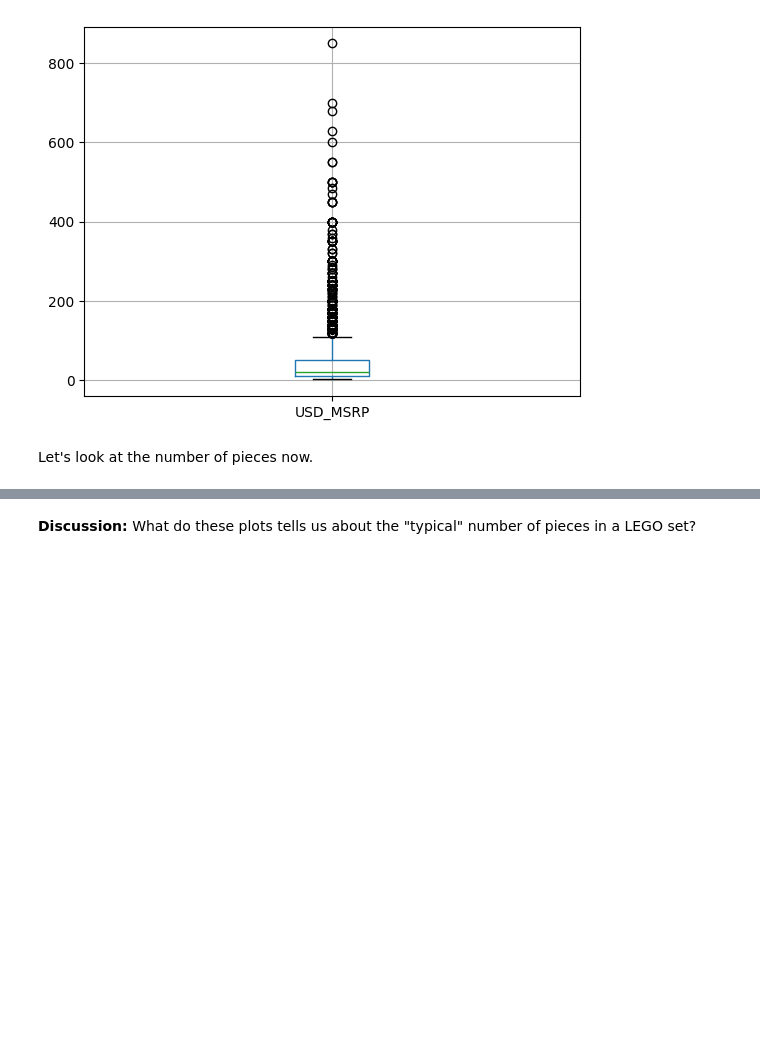
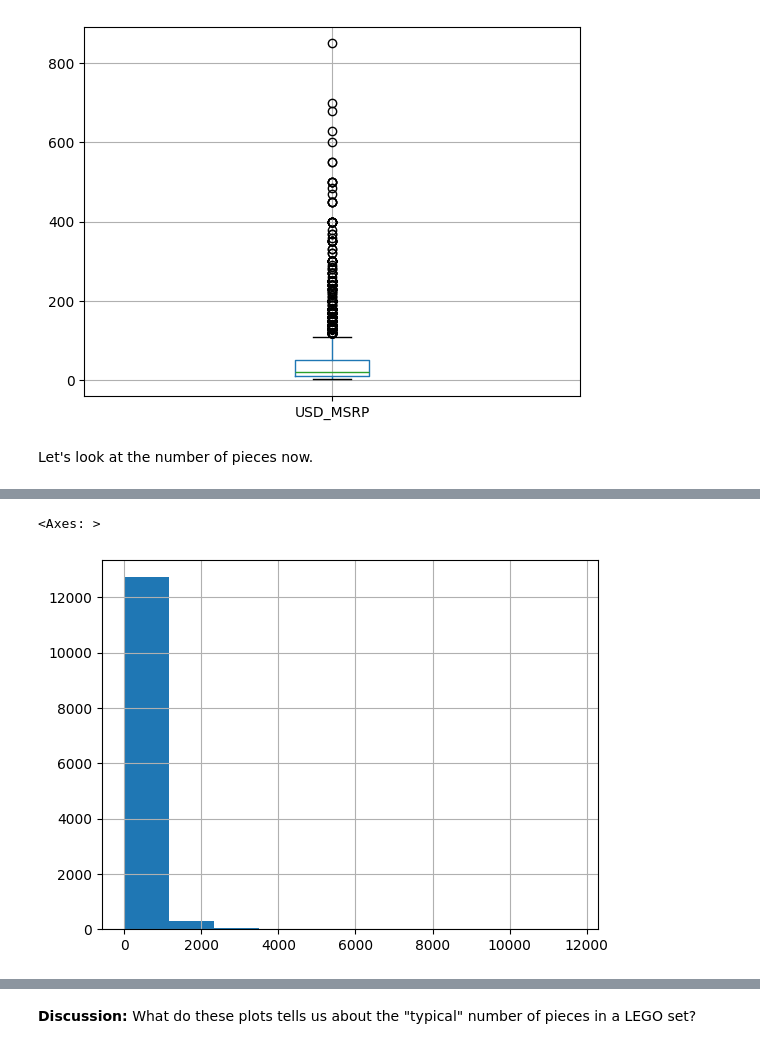
Before and after one commit to milena-seismo/DSB-Unit-02, a Jupyter notebook: 02 - Exploring and Joining/02-distributions.ipynb, the cells around one changed output, grey strips where cells are left out. Cells and saved outputs as stored; diff of their text form; code cells hidden in the pictures; blank space fills up the shorter version.

```diff
--- a/02 - Exploring and Joining/02-distributions.ipynb
+++ b/02 - Exploring and Joining/02-distributions.ipynb
@@ -119,0 +138,5 @@ Let's look at the number of pieces now.
+# %%
+lego["Pieces"].hist()
+# %% [output]
+<Axes: >
+[figure, added]
```
Also changed, not shown: parts of 4 cells of this notebook.
